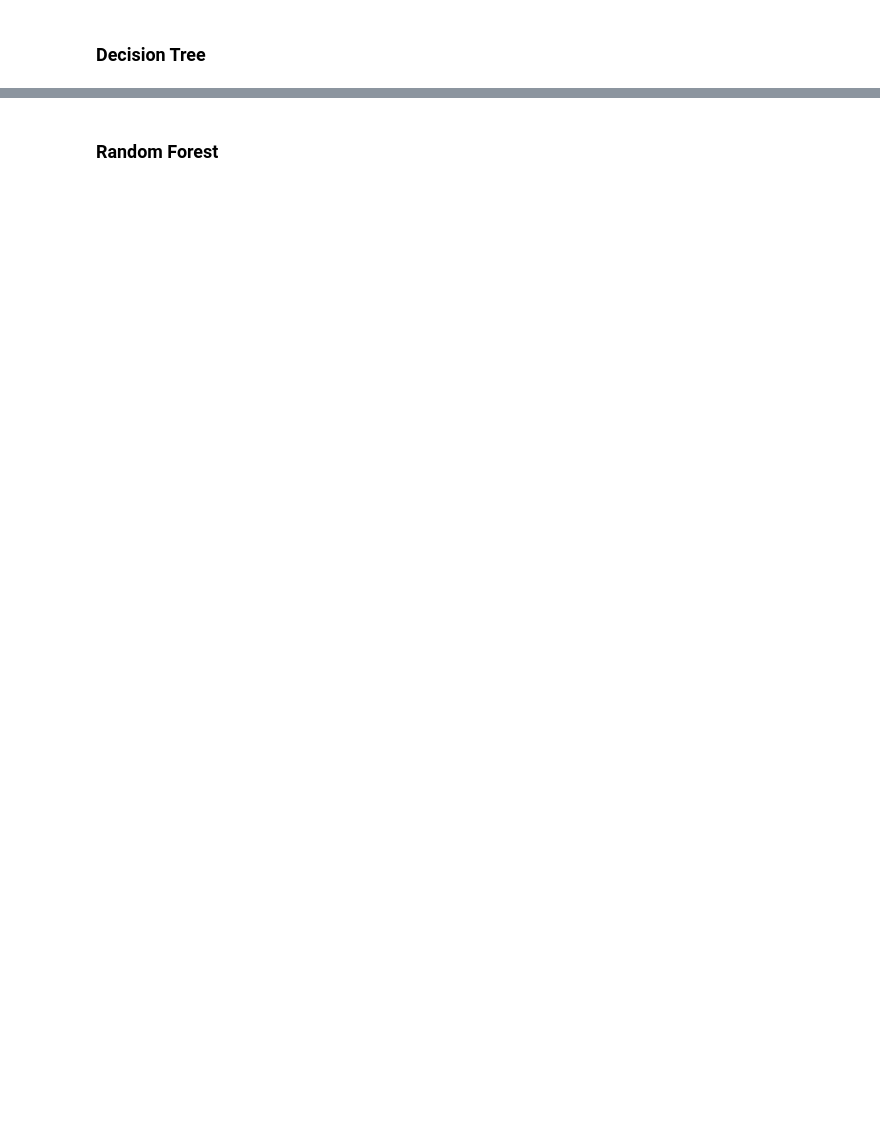
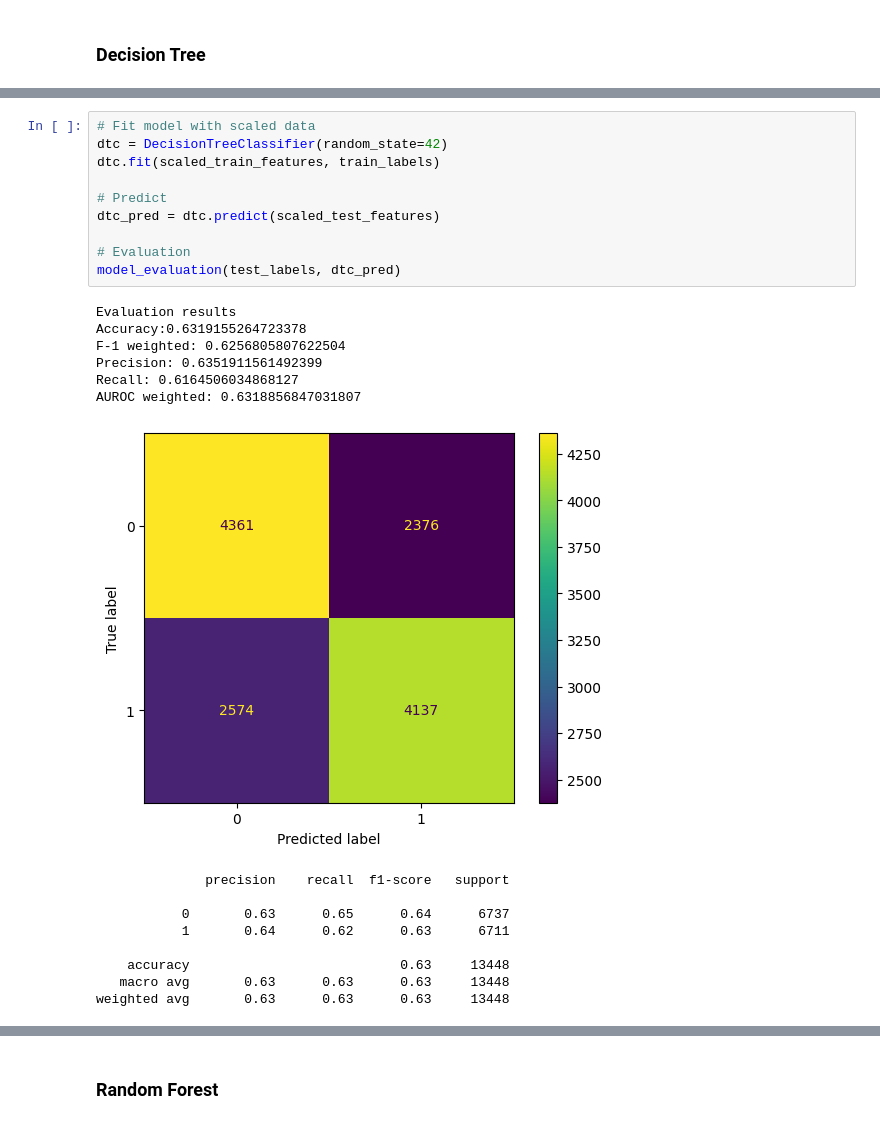
Before and after one commit to ethan-gr/Prj_DataSci, a Jupyter notebook: src/models_exploration.ipynb, the cells around one changed output, grey strips where cells are left out. Saved outputs shown, nothing was run; the diff lists cells and outputs as text; blank space fills up the shorter version.

```diff
--- a/src/models_exploration.ipynb
+++ b/src/models_exploration.ipynb
@@ -248,3 +343,29 @@ AUROC weighted: 0.6321080482005585
    macro avg       0.63      0.63      0.63     13448
 weighted avg       0.63      0.63      0.63     13448
 [figure]
+# %%
+# Fit model with scaled data
+dtc = DecisionTreeClassifier(random_state=42)
+dtc.fit(scaled_train_features, train_labels)
+
+# Predict
+dtc_pred = dtc.predict(scaled_test_features)
+
+# Evaluation
+model_evaluation(test_labels, dtc_pred)
+# %% [output]
+Evaluation results
+Accuracy:0.6319155264723378
+F-1 weighted: 0.6256805807622504
+Precision: 0.6351911561492399
+Recall: 0.6164506034868127
+AUROC weighted: 0.6318856847031807
+[figure, added]
+              precision    recall  f1-score   support
+
+           0       0.63      0.65      0.64      6737
+           1       0.64      0.62      0.63      6711
+
+    accuracy                           0.63     13448
+   macro avg       0.63      0.63      0.63     13448
+weighted avg       0.63      0.63      0.63     13448
```
Also changed, not shown: parts of 18 cells of this notebook.
